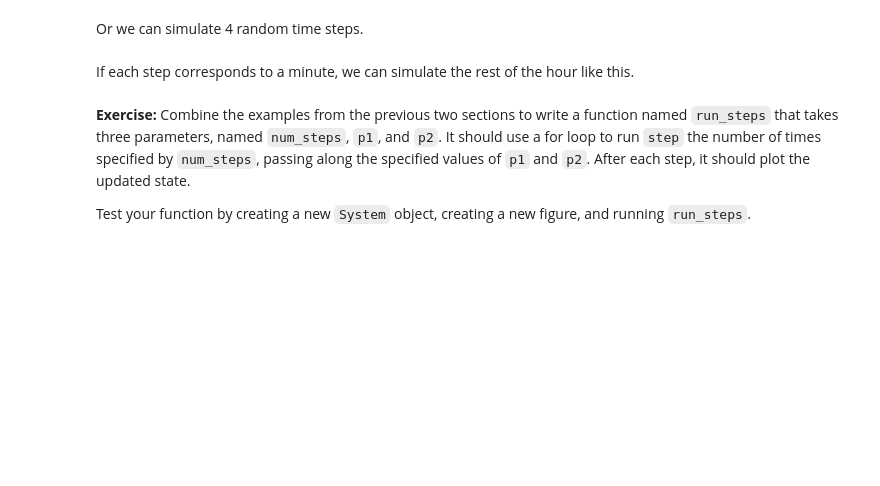
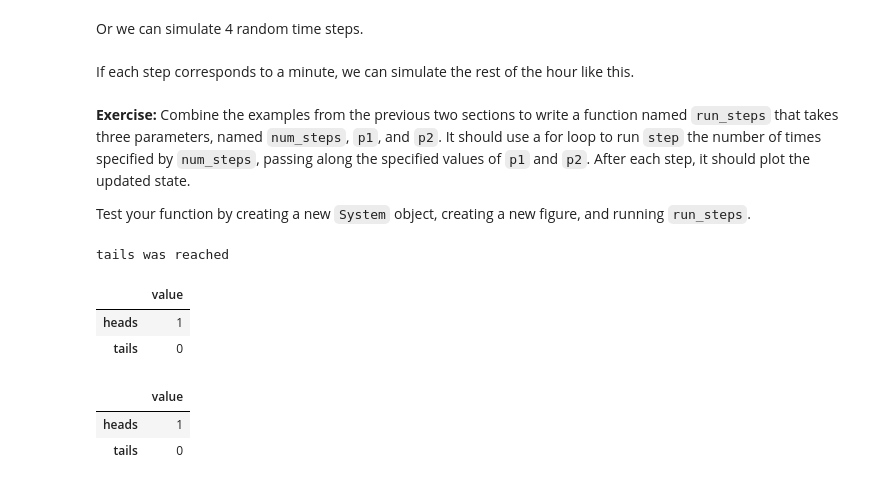
Before and after one commit to SkyfallOO7/ModSimPy, a Jupyter notebook: code/chap01mine.ipynb, the cells around one changed output. Drawn from its saved outputs; the diff is of its cells as text; code cells hidden in the pictures; blank space fills up the shorter version.

```diff
--- a/code/chap01mine.ipynb
+++ b/code/chap01mine.ipynb
@@ -625,3 +625,56 @@ bikeshare = System(olin=10, wellesley=2)
 newfig()
 run_steps()
 decorate()
+# %%
+%matplotlib qt5
+
+from modsim import *
+
+penny=System(heads=0,tails=0)
+
+def update_heads(system, n=1):
+    system.heads +=n
+
+def flip_until_tails(system,p=0.5):
+    for i in range(100):
+        if flip(p):
+             update_heads(system)
+        else:
+            print('tails was reached')
+            return
+
+
+
+
+flip_until_tails(penny)
+
+penny
+# %% [output]
+tails was reached
+|  | value |
+| heads | 1 |
+| tails | 0 |
+# %%
+%matplotlib qt5
+
+from modsim import *
+
+penny=System(heads=0,tails=0)
+
+def update_heads(system, n=1):
+    system.heads +=n
+
+def flip_until_tails(system,p=0.5):
+    while flip(p):
+        update_heads(system)
+
+
+
+
+flip_until_tails(penny)
+
+penny
+# %% [output]
+|  | value |
+| heads | 1 |
+| tails | 0 |
```
